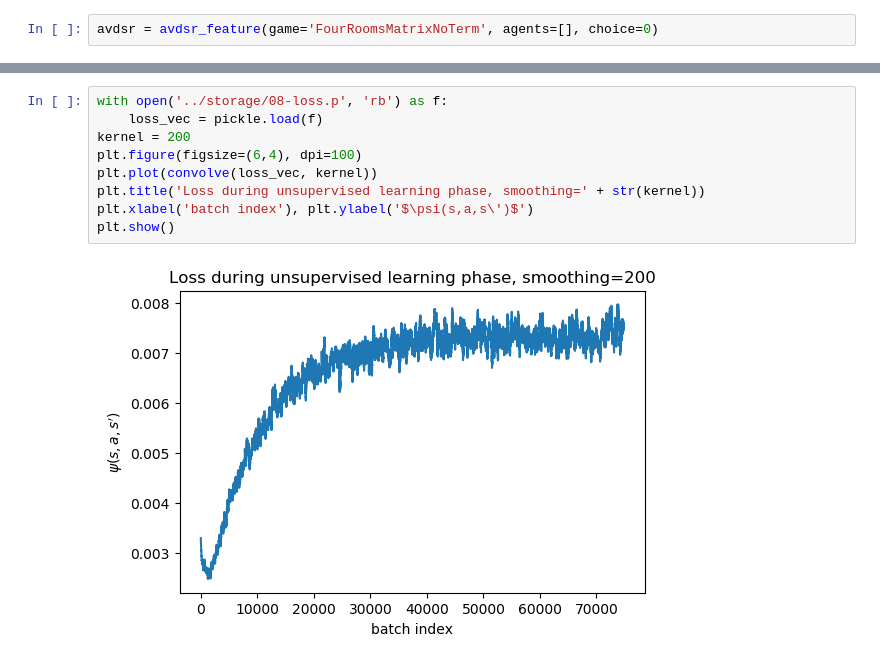
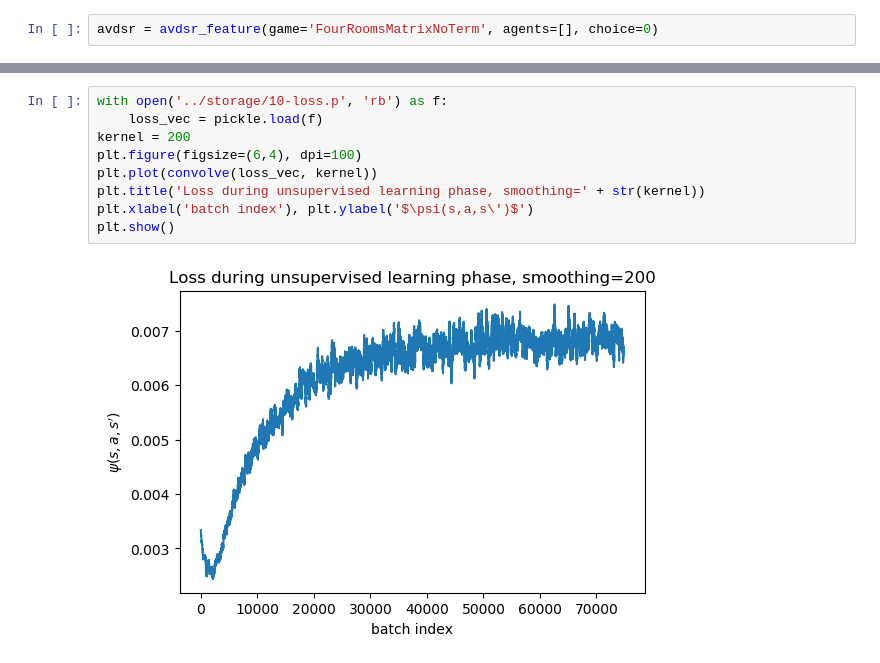
Before and after one commit to psurya1994/successor-feature-representations, a Jupyter notebook: notebooks/11-visualize-apsf.ipynb, the cells around one changed output, grey strips where cells are left out. Saved outputs shown, nothing was run; the diff lists cells and outputs as text.

```diff
--- a/notebooks/11-visualize-apsf.ipynb
+++ b/notebooks/11-visualize-apsf.ipynb
@@ -65,16 +65,16 @@ avdsr.network.load_state_dict(weights,strict=True)
 # %% [output]
 IncompatibleKeys(missing_keys=[], unexpected_keys=[])
 # %%
-with open('../storage/08-loss.p', 'rb') as f:
+with open('../storage/10-loss.p', 'rb') as f:
     loss_vec = pickle.load(f)
 kernel = 200
 plt.figure(figsize=(6,4), dpi=100)
 plt.plot(convolve(loss_vec, kernel))
 plt.title('Loss during unsupervised learning phase, smoothing=' + str(kernel))
 plt.xlabel('batch index'), plt.ylabel('$\psi(s,a,s\')$')
 plt.show()
 # %% [output]
-[figure, old version]
+[figure, new version]
 # %%
 from deep_rl.component.fourrooms import FourRoomsMatrixNoTerm
 env = FourRoomsMatrixNoTerm()
```
Also changed, not shown: parts of 4 cells of this notebook, 5 other files.
